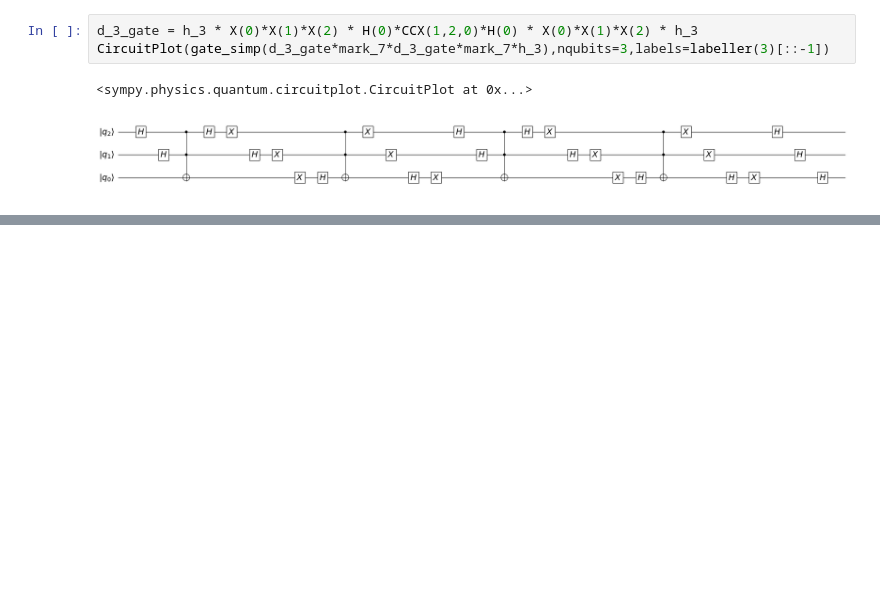
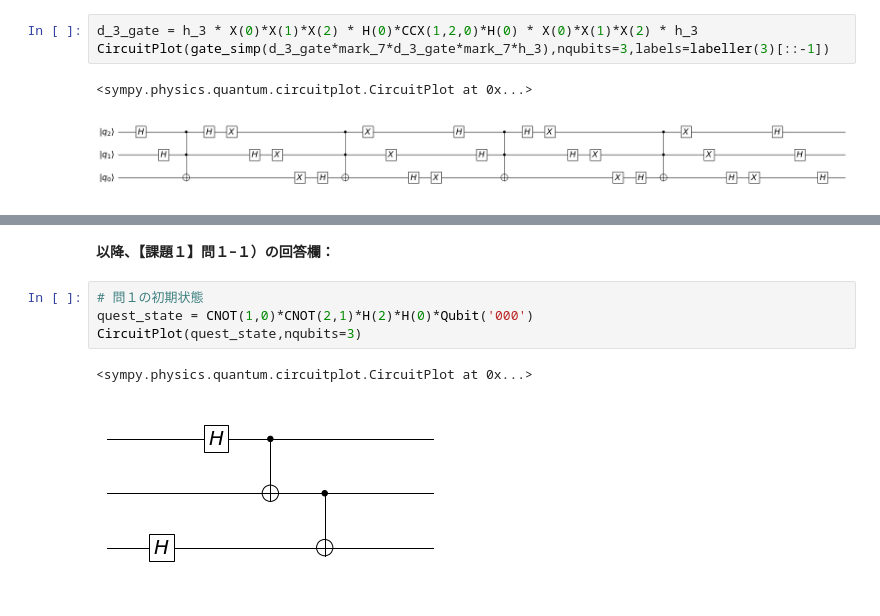
Before and after one commit to kyamaz/openql-notes, a Jupyter notebook: docs/20190121/quantum_alg_grover_handout.ipynb, the cells around one changed output, grey strips where cells are left out. Cells and saved outputs as stored; diff of their text form; blank space fills up the shorter version.

```diff
--- a/docs/20190121/quantum_alg_grover_handout.ipynb
+++ b/docs/20190121/quantum_alg_grover_handout.ipynb
@@ -151,0 +174,9 @@ CircuitPlot(gate_simp(d_3_gate*mark_7*d_3_gate*mark_7*h_3),nqubits=3,labels=labe
+# %% [markdown]
+**以降、【課題１】問１−１）の回答欄：**
+# %%
+# 問１の初期状態
+quest_state = CNOT(1,0)*CNOT(2,1)*H(2)*H(0)*Qubit('000')
+CircuitPlot(quest_state,nqubits=3)
+# %% [output]
+<sympy.physics.quantum.circuitplot.CircuitPlot at 0x...>
+[figure, added]
```
Also changed, not shown: parts of 13 cells of this notebook.
